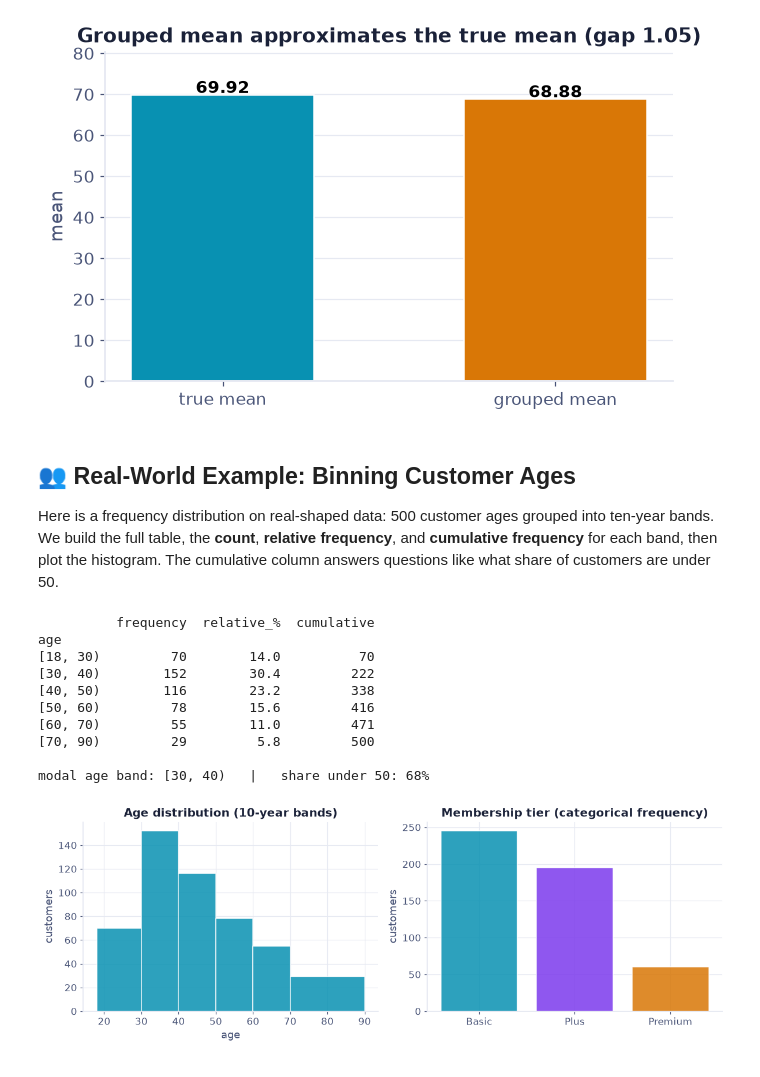
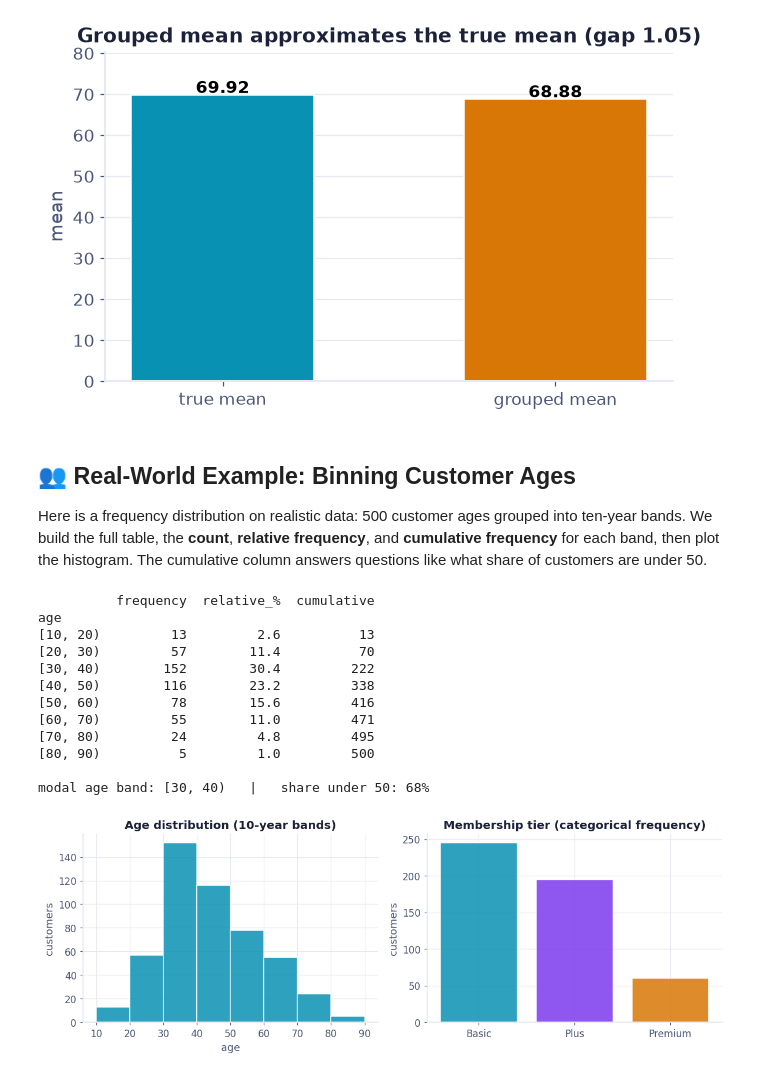
Before and after one commit to johnfisher-ai/Statistics-Data-Science-AI-Visual-Book, a Jupyter notebook: chapters/notebooks/frequency-distributions.ipynb, the cells around one changed output. Cells and saved outputs as stored; diff of their text form; code cells hidden in the pictures.

```diff
--- a/chapters/notebooks/frequency-distributions.ipynb
+++ b/chapters/notebooks/frequency-distributions.ipynb
@@ -190,38 +190,40 @@ Grouping trades exact values for a tidy summary: the grouped mean is close, not
 [figure]
 # %% [markdown]
 ## 👥 Real-World Example: Binning Customer Ages
-Here is a frequency distribution on real-shaped data: 500 customer ages grouped into ten-year bands. We build the full table, the **count**, **relative frequency**, and **cumulative frequency** for each band, then plot the histogram. The cumulative column answers questions like what share of customers are under 50.
+Here is a frequency distribution on realistic data: 500 customer ages grouped into ten-year bands. We build the full table, the **count**, **relative frequency**, and **cumulative frequency** for each band, then plot the histogram. The cumulative column answers questions like what share of customers are under 50.
 # %%
 # --- Real-World beat: a full frequency table from raw ages ---
 BASE = "https://raw.githubusercontent.com/johnfisher-ai/Statistics-Data-Science-AI-Visual-Book/main/data/"
 try:    cust = pd.read_excel("../../data/frequency-distributions--customer_ages.xlsx", sheet_name="Data")
 except FileNotFoundError: cust = pd.read_excel(BASE+"frequency-distributions--customer_ages.xlsx", sheet_name="Data")
-bins = [18, 30, 40, 50, 60, 70, 90]
+bins = [10, 20, 30, 40, 50, 60, 70, 80, 90]   # ten-year bands; the youngest customers are 18
 freq = pd.cut(cust.age, bins=bins, right=False).value_counts().sort_index()
 table = pd.DataFrame({"frequency": freq,
                       "relative_%": (freq / len(cust) * 100).round(1),
                       "cumulative": freq.cumsum()})
 print(table.to_string())
 print(f"\nmodal age band: {freq.idxmax()}   |   share under 50: {(cust.age < 50).mean()*100:.0f}%")
 fig, ax = plt.subplots(1, 2, figsize=(11,4))
 ax[0].hist(cust.age, bins=bins, color=CYAN, alpha=0.85, edgecolor="white")
 ax[0].set_title("Age distribution (10-year bands)"); ax[0].set_xlabel("age"); ax[0].set_ylabel("customers")
 mc = cust.membership.value_counts().reindex(["Basic","Plus","Premium"])
 ax[1].bar(mc.index, mc.values, color=[CYAN, PURPLE, AMBER], alpha=0.85, edgecolor="white")
 ax[1].set_title("Membership tier (categorical frequency)"); ax[1].set_ylabel("customers")
 plt.tight_layout(); plt.show()
 # %% [output]
           frequency  relative_%  cumulative
 age
-[18, 30)         70        14.0          70
+[10, 20)         13         2.6          13
+[20, 30)         57        11.4          70
 [30, 40)        152        30.4         222
 [40, 50)        116        23.2         338
 [50, 60)         78        15.6         416
 [60, 70)         55        11.0         471
-[70, 90)         29         5.8         500
+[70, 80)         24         4.8         495
+[80, 90)          5         1.0         500
 
 modal age band: [30, 40)   |   share under 50: 68%
-[figure, old version]
+[figure, new version]
 # %% [markdown]
 ---
 <div style="background:#ffffff;border:1px solid #e6e9f2;border-radius:16px;padding:24px 28px;font-family:Inter,sans-serif;box-shadow:0 8px 30px rgba(20,30,80,0.05)">
```
Also changed, not shown: parts of 3 cells of this notebook, 4 other files.
